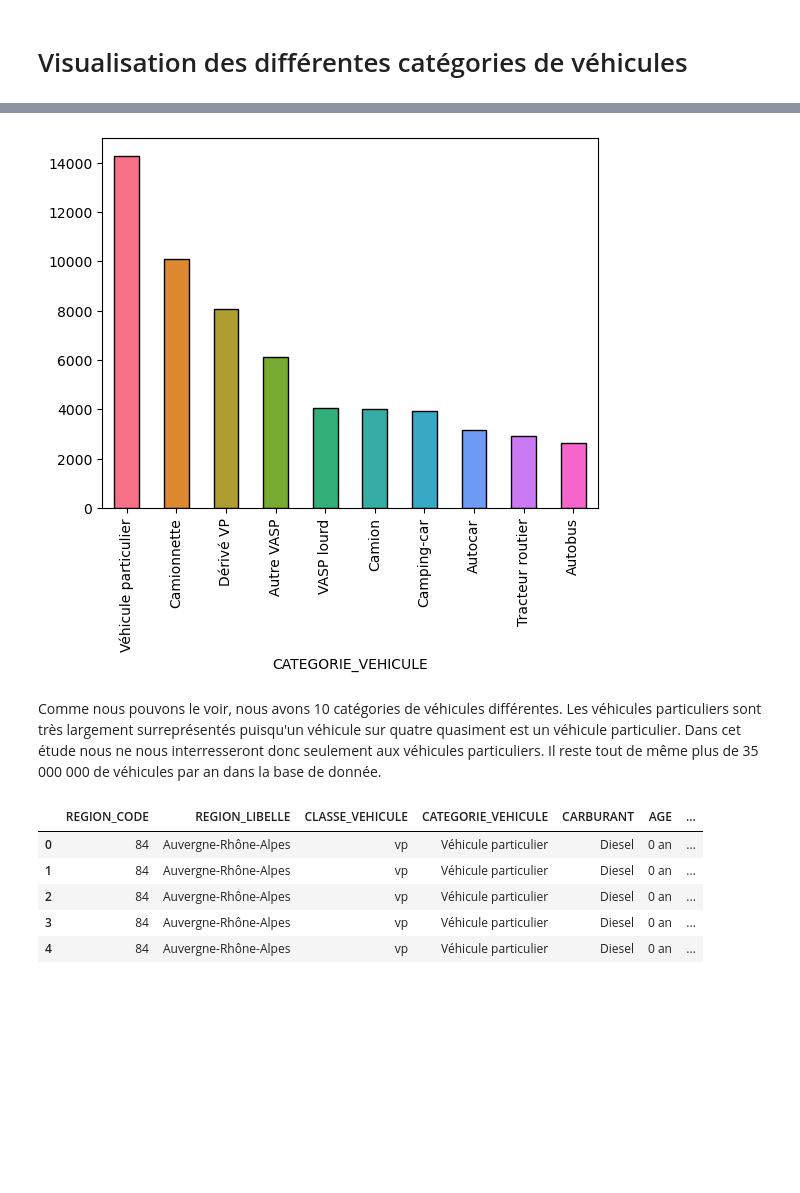
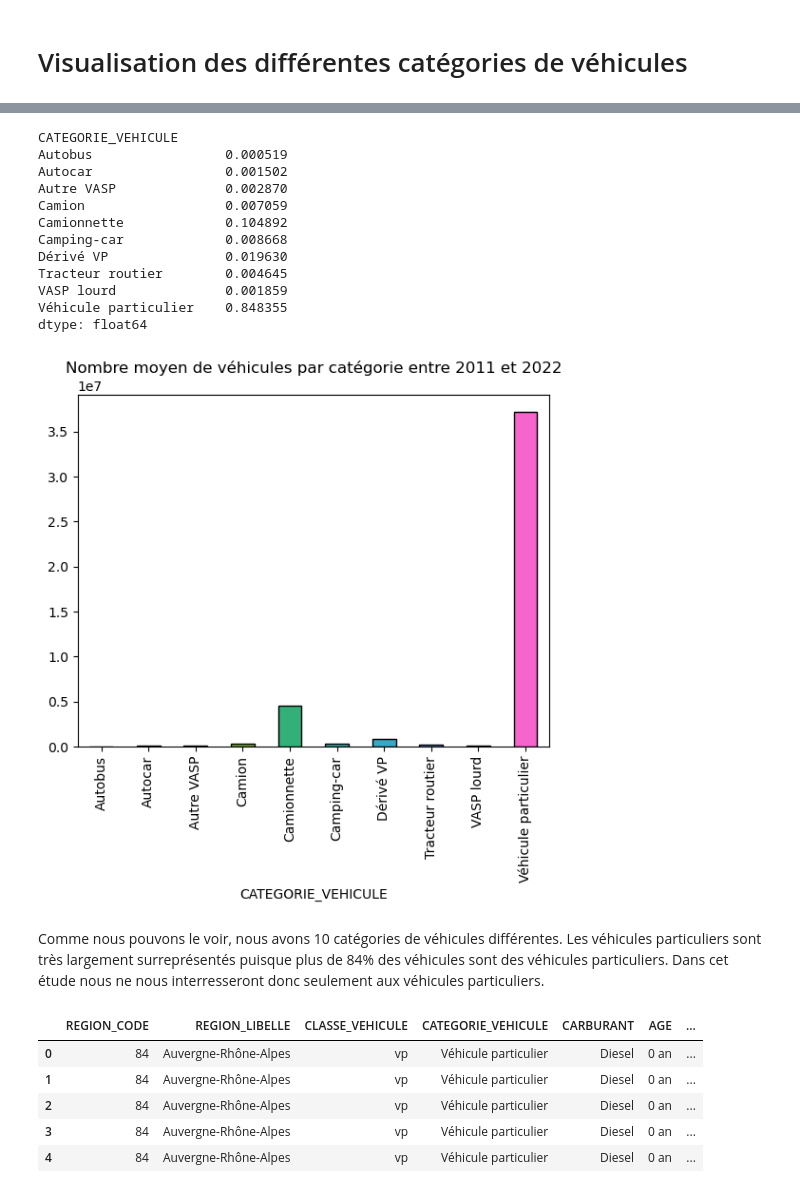
Before and after one commit to TheoLBTN/Projet-Python, a Jupyter notebook: Stat_descriptives.ipynb, the cells around one changed output, grey strips where cells are left out. Drawn from its saved outputs; the diff is of its cells as text; code cells hidden in the pictures; blank space fills up the shorter version.

```diff
--- a/Stat_descriptives.ipynb
+++ b/Stat_descriptives.ipynb
@@ -44,17 +44,36 @@ data.groupby('CATEGORIE_VEHICULE')[variables].sum()
 | VASP lourd | 72433 | 75135 | 76914 | 78750 | 80353 | 81555 | 82656 | 83470 | ... |
 | Véhicule particulier | 35299559 | 35540253 | 35787847 | 36149230 | 36647883 | 37180101 | 37673476 | 38136818 | ... |
 # %%
-categories=data['CATEGORIE_VEHICULE'].value_counts()
-couleurs_palette = sns.color_palette("husl", n_colors=len(categories))
-categories.plot(kind='bar', edgecolor='black', color=couleurs_palette)
-#plt.pie(categories, labels=categories.index, autopct='%1.1f%%', startangle=90)
-plt.show()
+categories=data.groupby('CATEGORIE_VEHICULE')[variables].sum()
+categories=categories.mean(axis=1)
+
+#Caluler la proportion de chaque categorie de véhicule:
+proportion_vehicules = categories / categories.sum()
+proportion_vehicules
 # %% [output]
-[figure, removed]
+CATEGORIE_VEHICULE
+Autobus                 0.000519
+Autocar                 0.001502
+Autre VASP              0.002870
+Camion                  0.007059
+Camionnette             0.104892
+Camping-car             0.008668
+Dérivé VP               0.019630
+Tracteur routier        0.004645
+VASP lourd              0.001859
+Véhicule particulier    0.848355
+dtype: float64
+# %%
+couleurs_palette = sns.color_palette("husl", n_colors=len(categories))
+categories.plot(kind='bar', edgecolor='black', color=couleurs_palette)
+plt.title("Nombre moyen de véhicules par catégorie entre 2011 et 2022")
+plt.show()
+# %% [output]
+[figure, added]
 # %% [markdown]
 Comme nous pouvons le voir, nous avons 10 catégories de véhicules différentes. Les véhicules particuliers sont très largement
-surreprésentés puisqu'un véhicule sur quatre quasiment est un véhicule particulier.
-Dans cet étude nous ne nous interresseront donc seulement aux véhicules particuliers. Il reste tout de même plus de 35 000 000 de véhicules par an dans la base de donnée.
+surreprésentés puisque plus de 84% des véhicules sont des véhicules particuliers.
+Dans cet étude nous ne nous interresseront donc seulement aux véhicules particuliers.
 # %%
 data = data.loc[data["CATEGORIE_VEHICULE"] == "Véhicule particulier"]
 data.reset_index(drop=True, inplace=True)
```
Also changed, not shown: parts of 7 cells of this notebook.
